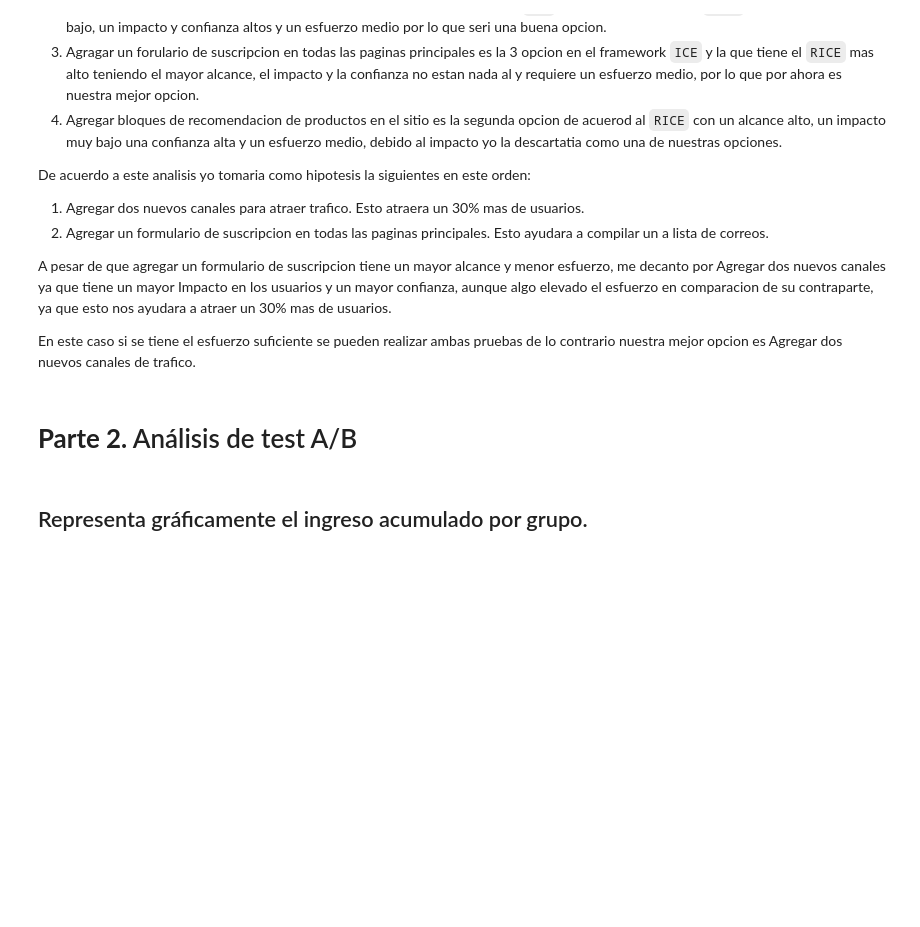
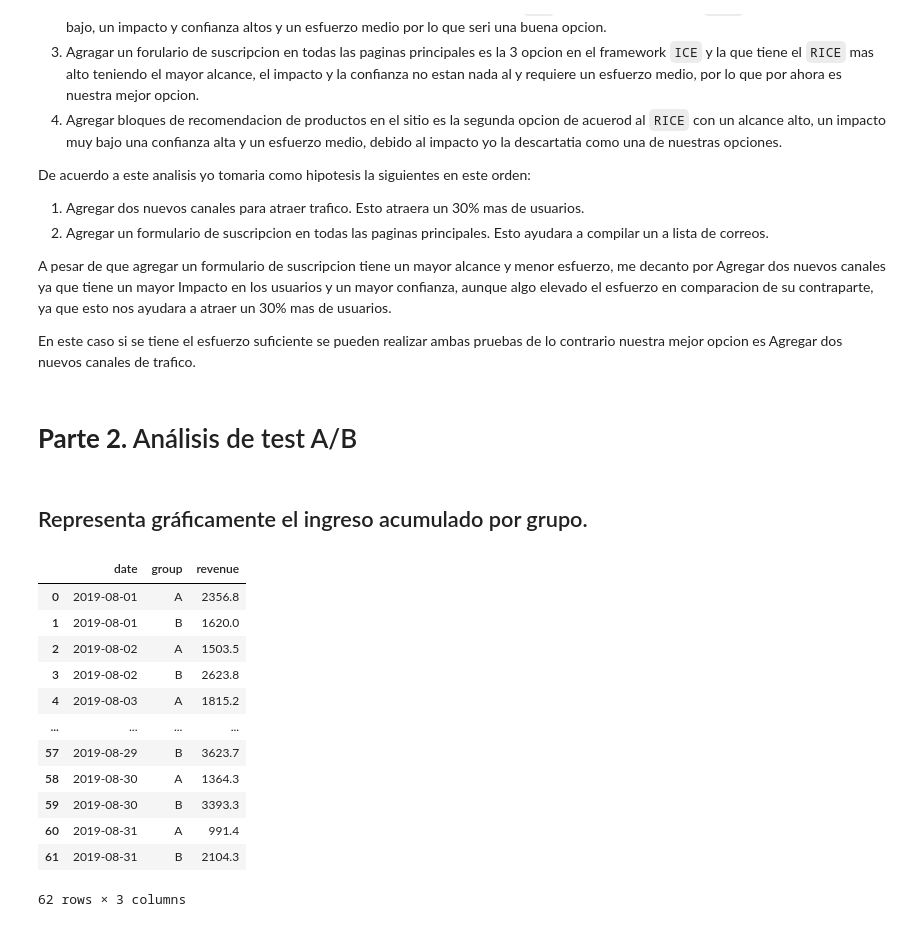
Before and after one commit to alezana85/AB_Test, a Jupyter notebook: proyecto_ab_test.ipynb, the cells around one changed output. Drawn from its saved outputs; the diff is of its cells as text; code cells hidden in the pictures; blank space fills up the shorter version.

```diff
--- a/proyecto_ab_test.ipynb
+++ b/proyecto_ab_test.ipynb
@@ -469,4 +471,19 @@ En este caso si se tiene el esfuerzo suficiente se pueden realizar ambas pruebas
 # %% [markdown]
 ## Representa gráficamente el ingreso acumulado por grupo.
 # %%
-daily_orders = orders.groupby([])
+daily_orders = orders.groupby(['date', 'group'])['revenue'].sum().reset_index()
+daily_orders
+# %% [output]
+|  | date | group | revenue |
+| 0 | 2019-08-01 | A | 2356.8 |
+| 1 | 2019-08-01 | B | 1620.0 |
+| 2 | 2019-08-02 | A | 1503.5 |
+| 3 | 2019-08-02 | B | 2623.8 |
+| 4 | 2019-08-03 | A | 1815.2 |
+| ... | ... | ... | ... |
+| 57 | 2019-08-29 | B | 3623.7 |
+| 58 | 2019-08-30 | A | 1364.3 |
+| 59 | 2019-08-30 | B | 3393.3 |
+| 60 | 2019-08-31 | A | 991.4 |
+| 61 | 2019-08-31 | B | 2104.3 |
+62 rows × 3 columns
```
Also changed, not shown: parts of 4 cells of this notebook.
